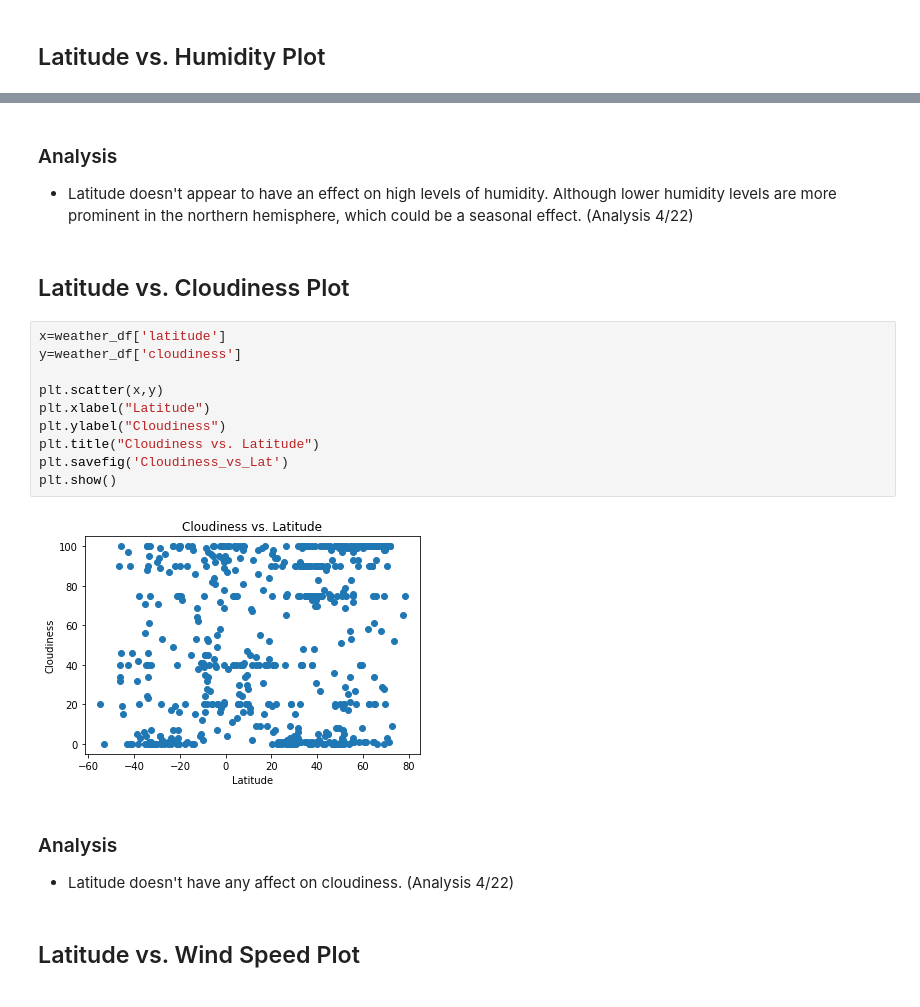
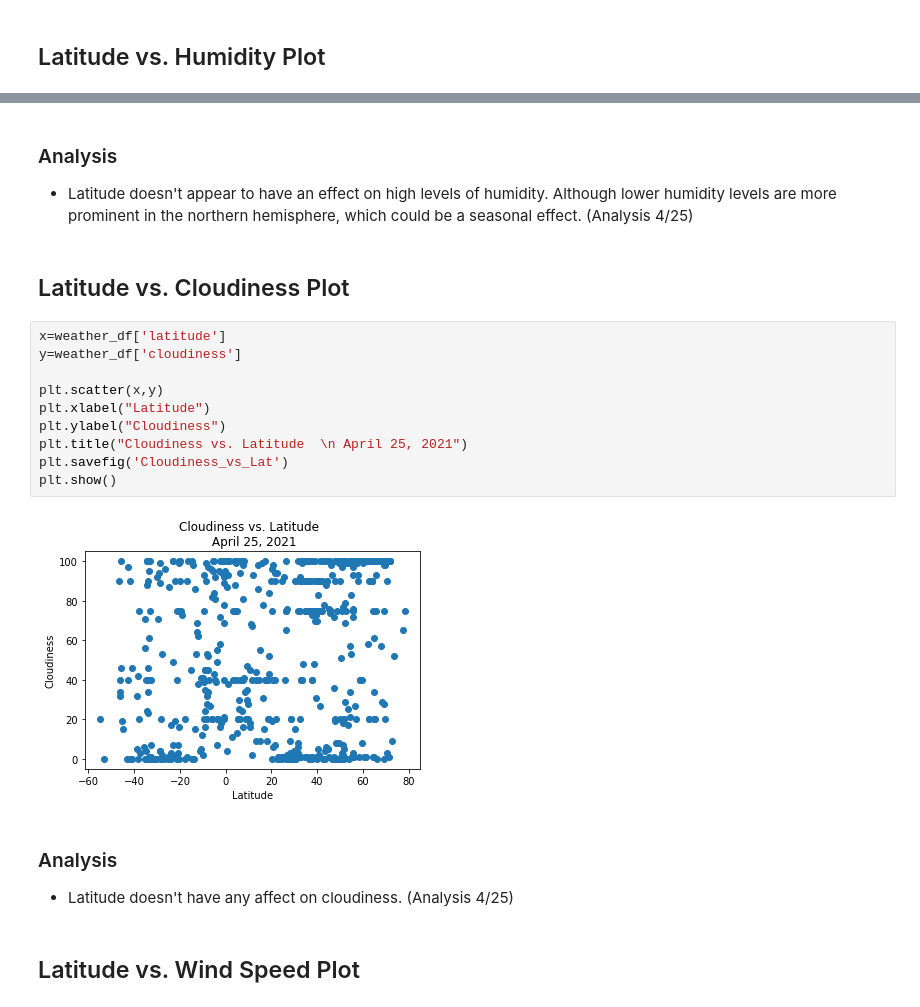
Before and after one commit to rketchum95/python_api, a Jupyter notebook: WeatherPy/WeatherPy.ipynb, the cells around one changed output, grey strips where cells are left out. Cells and saved outputs as stored; diff of their text form.

```diff
--- a/WeatherPy/WeatherPy.ipynb
+++ b/WeatherPy/WeatherPy.ipynb
@@ -223,23 +223,23 @@ plt.show()
 # %% [markdown]
  ### Analysis
- - Latitude doesn't appear to have an effect on high levels of humidity.  Although lower humidity levels are more prominent in the northern hemisphere, which could be a seasonal effect. (Analysis 4/22)
+ - Latitude doesn't appear to have an effect on high levels of humidity.  Although lower humidity levels are more prominent in the northern hemisphere, which could be a seasonal effect. (Analysis 4/25)
 # %% [markdown]
 ## Latitude vs. Cloudiness Plot
 # %%
 x=weather_df['latitude']
 y=weather_df['cloudiness']
 
 plt.scatter(x,y)
 plt.xlabel("Latitude")
 plt.ylabel("Cloudiness")
-plt.title("Cloudiness vs. Latitude")
+plt.title("Cloudiness vs. Latitude  \n April 25, 2021")
 plt.savefig('Cloudiness_vs_Lat')
 plt.show()
 # %% [output]
-[figure, old version]
+[figure, new version]
 # %% [markdown]
 ### Analysis
-- Latitude doesn't have any affect on cloudiness.  (Analysis 4/22)
+- Latitude doesn't have any affect on cloudiness.  (Analysis 4/25)
 # %% [markdown]
 ## Latitude vs. Wind Speed Plot
 # %%
```
Also changed, not shown: parts of 18 cells of this notebook, 14 other files.
